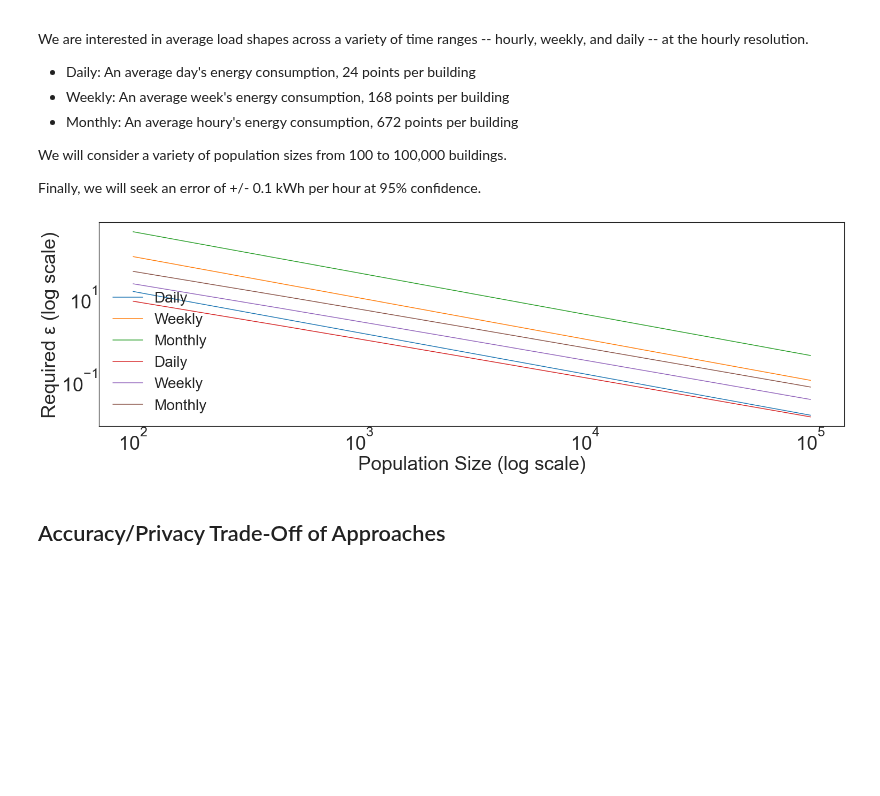
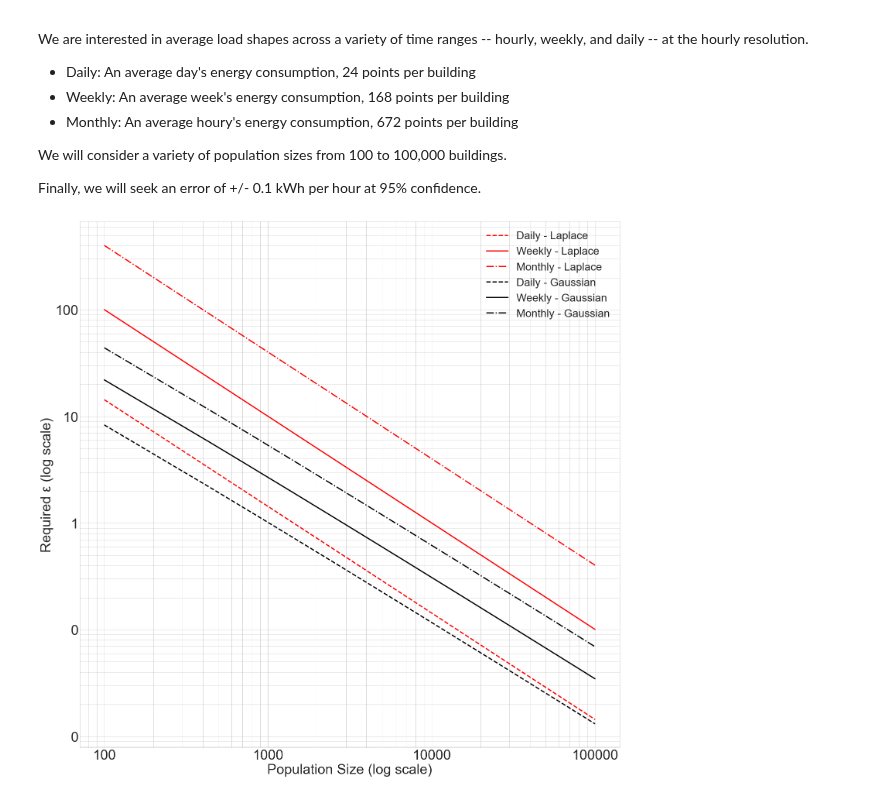
Before and after one commit to openeemeter/edv-pilot.github.io, a Jupyter notebook: private-load-shape-algorithm-design.ipynb, the cells around one changed output. Cells and saved outputs as stored; diff of their text form; code cells hidden in the pictures; blank space fills up the shorter version.

```diff
--- a/private-load-shape-algorithm-design.ipynb
+++ b/private-load-shape-algorithm-design.ipynb
@@ -24,12 +26,12 @@ from scipy import stats
 
 np.random.seed(1234) # Fix seed for deterministic documentation
 
-mpl.style.use("seaborn-white")
+mpl.style.use("seaborn-whitegrid")
 
 MD = 28
 LG = 36
 plt.rcParams.update({
-    "figure.figsize": [25, 7],
+    "figure.figsize": [25, 25],
     "legend.fontsize": MD,
     "axes.labelsize": LG,
     "axes.titlesize": LG,
@@ -104,39 +106,53 @@ daily_epsilons_laplace = epsilons(points_per_building=24)
 weekly_epsilons_laplace = epsilons(points_per_building=168)
 monthly_epsilons_laplace = epsilons(points_per_building=672)
 
 def epsilons(points_per_building=0):
   return [
     gaussian_mechanism_epsilon_for_confidence_interval(
       target_ci=0.1,
       sensitivity=gaussian_mechanism_sensitivity_for_mean(
         sensitivity=2,
         rows_per_individual=points_per_building,
         population_size=N
       ),
       confidence=0.95,
       delta=1/(N**2)
     ) for N in x
   ]
 
 daily_epsilons_gaussian = epsilons(points_per_building=24)
 weekly_epsilons_gaussian = epsilons(points_per_building=168)
 monthly_epsilons_gaussian = epsilons(points_per_building=672)
 
 fig, ax = plt.subplots()
-ax.plot(x, daily_epsilons_laplace, label="Daily")
-ax.plot(x, weekly_epsilons_laplace, label="Weekly")
-ax.plot(x, monthly_epsilons_laplace, label="Monthly")
-ax.plot(x, daily_epsilons_gaussian, label="Daily")
-ax.plot(x, weekly_epsilons_gaussian, label="Weekly")
-ax.plot(x, monthly_epsilons_gaussian, label="Monthly")
+
+ax.plot(x, daily_epsilons_laplace,
+        label="Daily - Laplace", color="r", linestyle="dashed", linewidth=3)
+ax.plot(x, weekly_epsilons_laplace,
+        label="Weekly - Laplace", color="r", linestyle="solid", linewidth=3)
+ax.plot(x, monthly_epsilons_laplace,
+        label="Monthly - Laplace", color="r", linestyle="dashdot", linewidth=3)
+ax.plot(x, daily_epsilons_gaussian,
+        label="Daily - Gaussian", color="k", linestyle="dashed", linewidth=3)
+ax.plot(x, weekly_epsilons_gaussian,
+        label="Weekly - Gaussian", color="k", linestyle="solid", linewidth=3)
+ax.plot(x, monthly_epsilons_gaussian,
+        label="Monthly - Gaussian", color="k", linestyle="dashdot", linewidth=3)
 
 ax.set_xscale("log")
 ax.set_yscale("log")
 plt.xlabel("Population Size (log scale)")
 plt.ylabel("Required ε (log scale)")
 plt.legend()
+
+from matplotlib.ticker import ScalarFormatter, FormatStrFormatter
+for axis in [ax.xaxis, ax.yaxis]:
+    axis.set_major_formatter(FormatStrFormatter("%.0f"))
+
+ax.xaxis.grid(True, which='minor')
+ax.yaxis.grid(True, which='minor')
+
+
 plt.show()
 # %% [output]
-[figure, old version]
+[figure, new version]
-# %% [markdown]
-## Accuracy/Privacy Trade-Off of Approaches ##
```
Also changed, not shown: parts of 5 cells of this notebook, 48 other files.
